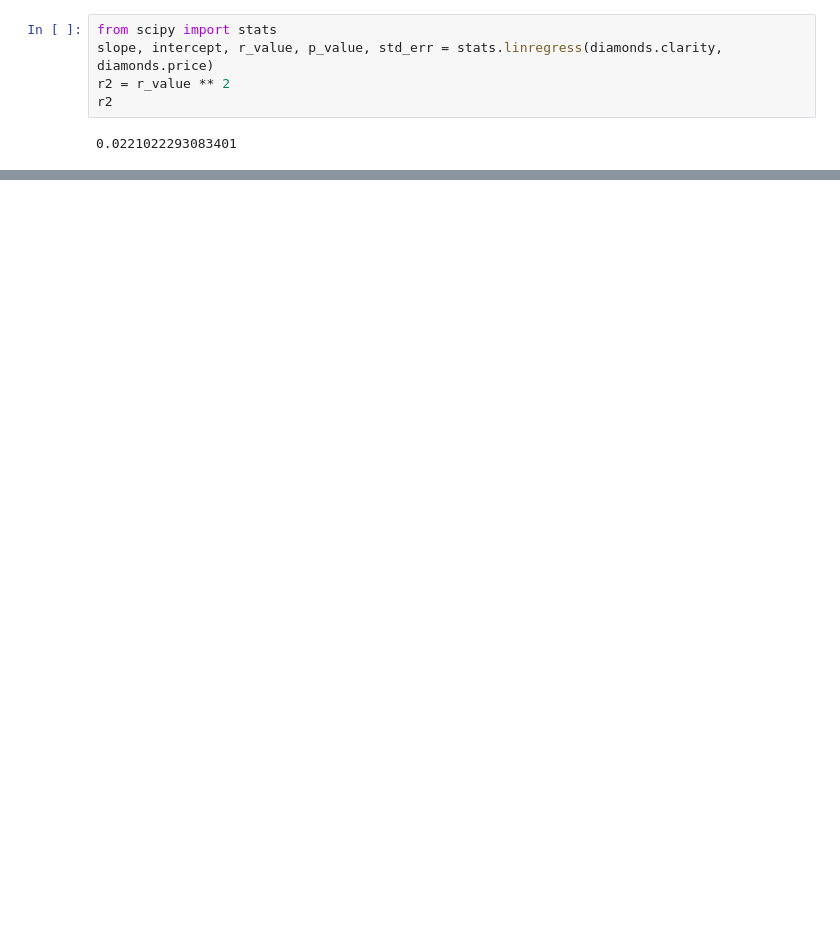
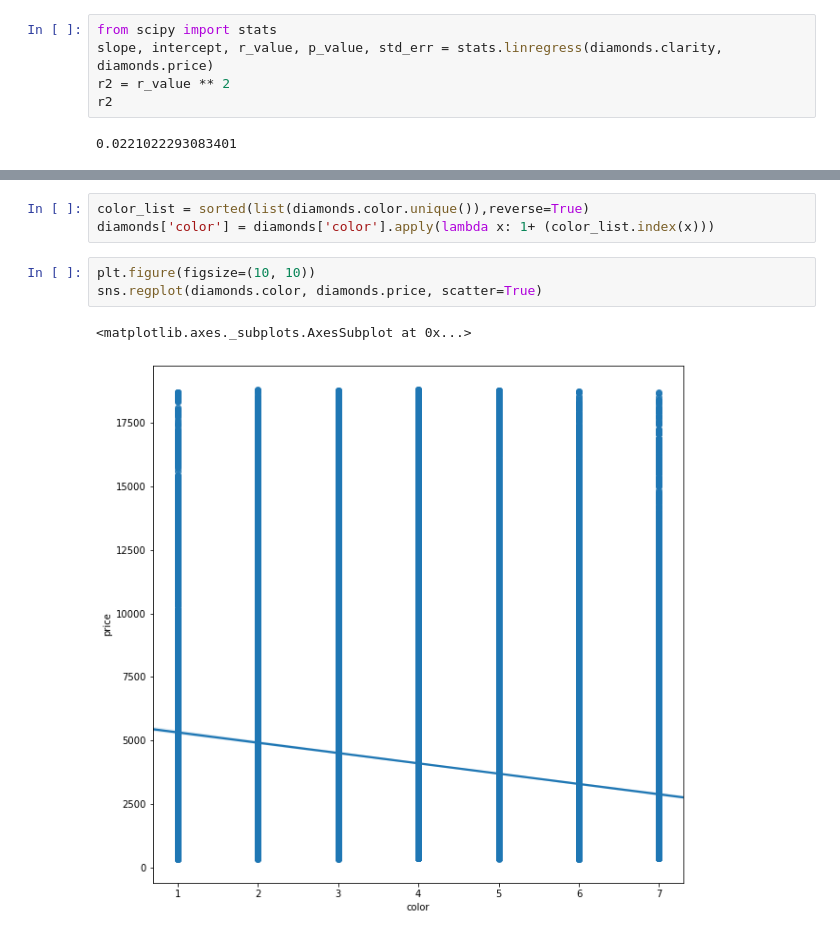
Before and after one commit to pgarcias01/Ironhack_DAFT, a Jupyter notebook: Projects/Mini-Project_Linear_Regression/Primeira_tentativa.ipynb, the cells around one changed output, grey strips where cells are left out. Cells and saved outputs as stored; diff of their text form; blank space fills up the shorter version.

```diff
--- a/Projects/Mini-Project_Linear_Regression/Primeira_tentativa.ipynb
+++ b/Projects/Mini-Project_Linear_Regression/Primeira_tentativa.ipynb
@@ -42,0 +48,9 @@ r2
+# %%
+color_list = sorted(list(diamonds.color.unique()),reverse=True)
+diamonds['color'] = diamonds['color'].apply(lambda x: 1+ (color_list.index(x)))
+# %%
+plt.figure(figsize=(10, 10))
+sns.regplot(diamonds.color, diamonds.price, scatter=True)
+# %% [output]
+<matplotlib.axes._subplots.AxesSubplot at 0x...>
+[figure, added]
```
Also changed, not shown: parts of 24 cells of this notebook, 2 other files.
